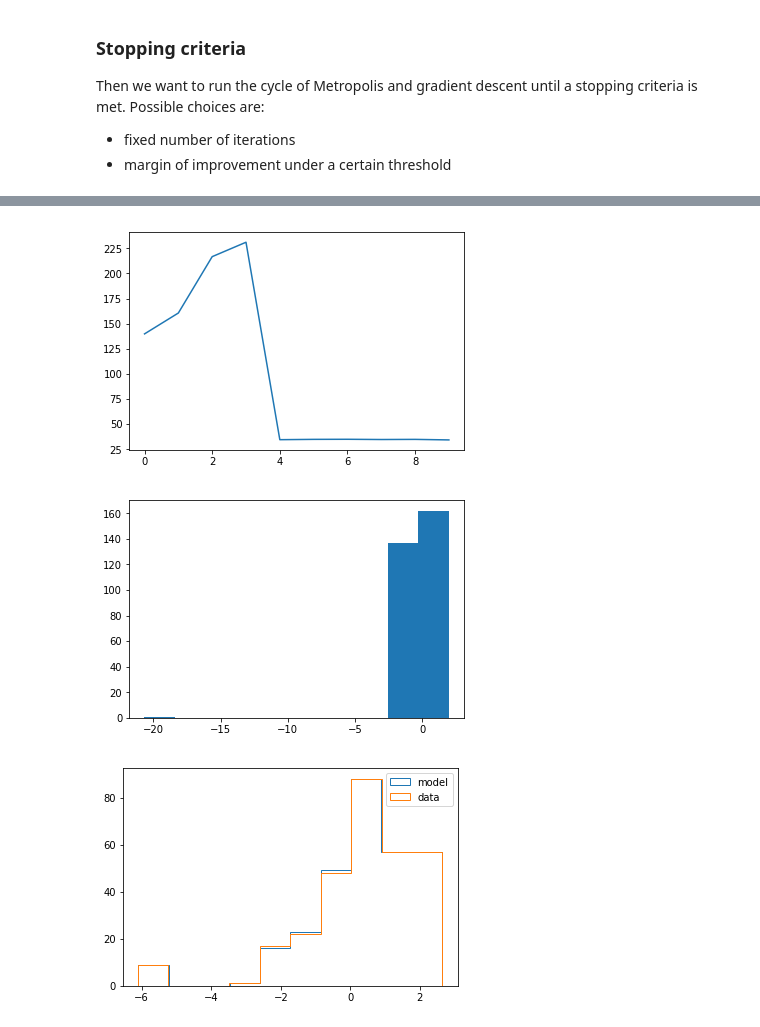
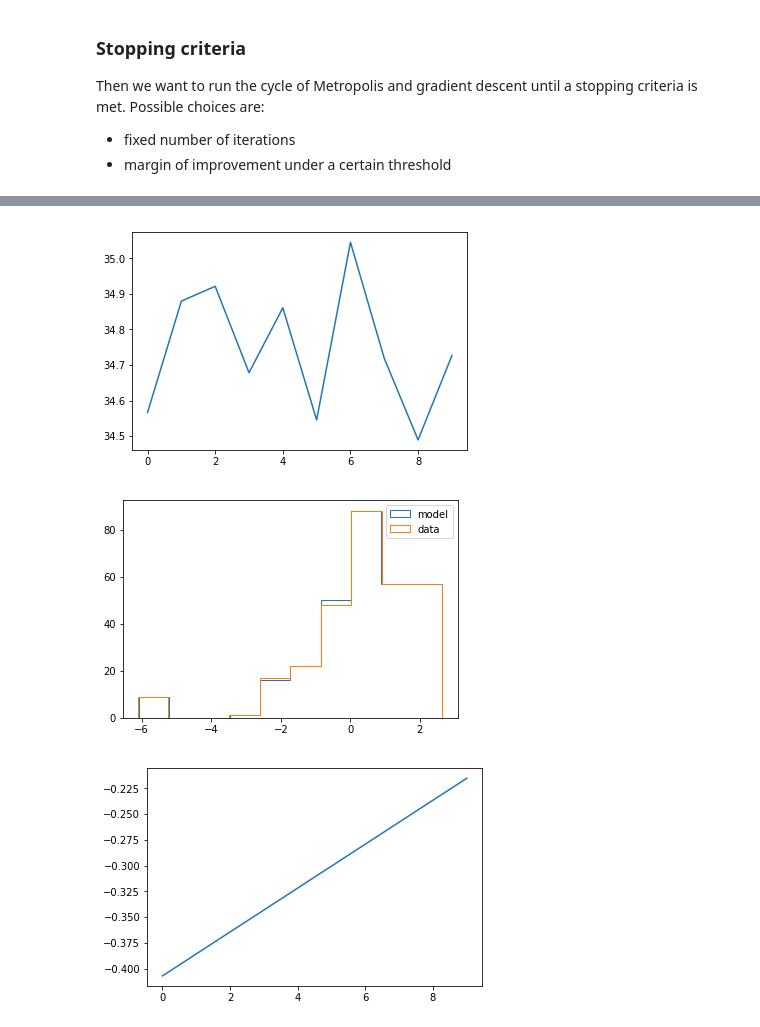
Before and after one commit to francescovidaich964/Forests, a Jupyter notebook: Forest.ipynb, the cells around one changed output, grey strips where cells are left out. Saved outputs shown, nothing was run; the diff lists cells and outputs as text; code cells hidden in the pictures.

Commit message:
Implemented_ADAM

```diff
--- a/Forest.ipynb
+++ b/Forest.ipynb
@@ -216,8 +216,8 @@ def metropolis_sample(configuration, lambdas, max_acc, N, M=100):
 
     #First, generate a random configuration (if it's not given as argument) and initialize things
     #configuration = np.random.choice([+1,-1], size = 299)
+    #calibrate_counter = 0
     acc_rate = 1
-    calibrate_counter = 0
 
     # --- CALIBRATE --- until acc_rate reaches the treshold
     while (acc_rate > max_acc):
@@ -225,7 +225,6 @@ def metropolis_sample(configuration, lambdas, max_acc, N, M=100):
         #Count how many flips are accepted (over M random flips)
         flip_spins = np.random.randint(low = 0, high = 299, size = M)
         acc_flips = 0
-        calibrate_counter += 1
 
         for i in flip_spins:
 
@@ -239,12 +238,14 @@ def metropolis_sample(configuration, lambdas, max_acc, N, M=100):
         acc_rate = acc_flips/M
         #print(acc_rate)
 
+        """
         #Check if the while is going for too much time, if so stop it
         if calibrate_counter < 500:
             calibrate_counter += 1
         else:
             print('Manual stop of Metropolis calibration (too many iterations)')
             break
+        """
 
     # --- SAMPLE --- Sample N good configs continuing flipping one spin at time
     sampled_configs = np.zeros(shape=(N,299))
@@ -284,13 +285,26 @@ def KL_divergence(configs, exp_constraints):
     print('First component of KL_div  :', KL_div[0])
 
     return KL_div
+
+
+
+def ADAM(grad, m, s, beta1=0.9, beta2=0.99, e=1e-8):
+    # m = momentum = 0.9 last_m + 0.1 new_gradient
+    m = beta1*m+(1-beta1)*grad
+    # s = second moment = 0.99 last_s + 0.01 new_gradient**2 (elementwise?)
+    s = beta2*s+(1-beta2)*(grad**2)
+    m_c = m/(1-beta1)
+    s_c = s/(1-beta2)
+    # return new_m, new_s and adam_gradient
+    return m, s, (m_c/np.sqrt(s_c+e))
 # %%
 # Define constants
 exp_constraints = np.concatenate(([C0_exp], m_i))
-eta = 0.001
+eta = 0.1
 max_acc = 0.1
 N = 100
-iterations = 10
+iterations = 50
+m = 0 ;  s = 0
 
 # vectors to save results
 every_lambdas = np.zeros((iterations, 300))
@@ -314,19 +328,18 @@ for i in tnrange(iterations):
     # Sample N configurations with metropolis
     good_configs = metropolis_sample(init_state, lambdas, max_acc, N)
 
-    """
-    #Check if metropolis was able to reach max_acc (if not, we already have the best lambdas)
-    if good_configs == False :
-        print('Found the best lambdas that this algorithm can give after',i,'iterations')
-        break
-    """
-
     # Compute all terms of Kullback–Leibler divergences
     KL_div_values = KL_divergence(good_configs, exp_constraints)
     every_KL_div[i] = KL_div_values
 
+    """
     # Gradient descent to update lambdas
     lambdas = lambdas - eta*KL_div_values
+    every_lambdas[i] = lambdas
+    """
+    #Using ADAM for updating lambdas
+    m, s, update_term = ADAM(KL_div_values, m, s)
+    lambdas = lambdas - eta*update_term
     every_lambdas[i] = lambdas
 
     # Estimate error as the norm of the gradient
@@ -356,15 +355,15 @@ First component of KL_div  : -20.66943143812709
 # %%
 plt.plot(errors)
-plt.show()
-
-plt.hist(every_KL_div[-1])
 plt.show()
 
 plt.hist(every_lambdas[-1], histtype = 'step', label = 'model')
 plt.hist(l_i, histtype = 'step', label = 'data')
 plt.legend()
 plt.show()
+
+plt.plot(every_lambdas[:,0])
+plt.show()
 # %% [output]
-[figure, old version]
+[figure, new version]
-[figure, old version]
+[figure, new version]
-[figure, old version]
+[figure, new version]
```
Also changed, not shown: parts of 1 cell of this notebook, 1 other file.
